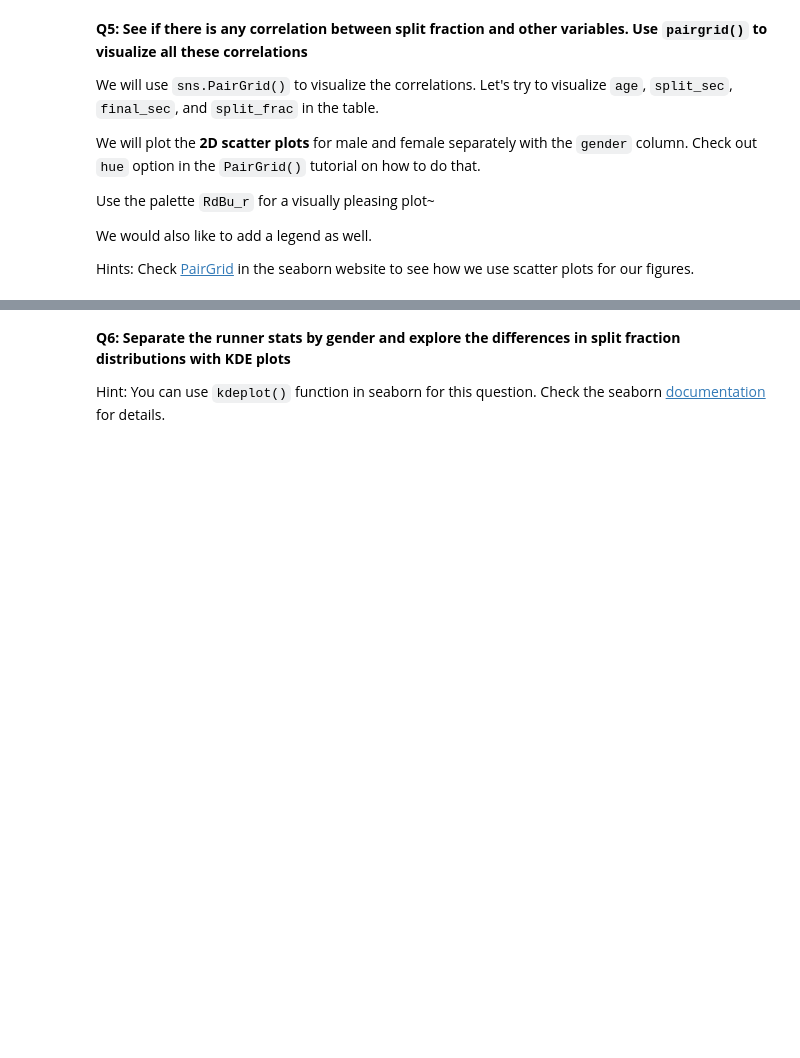
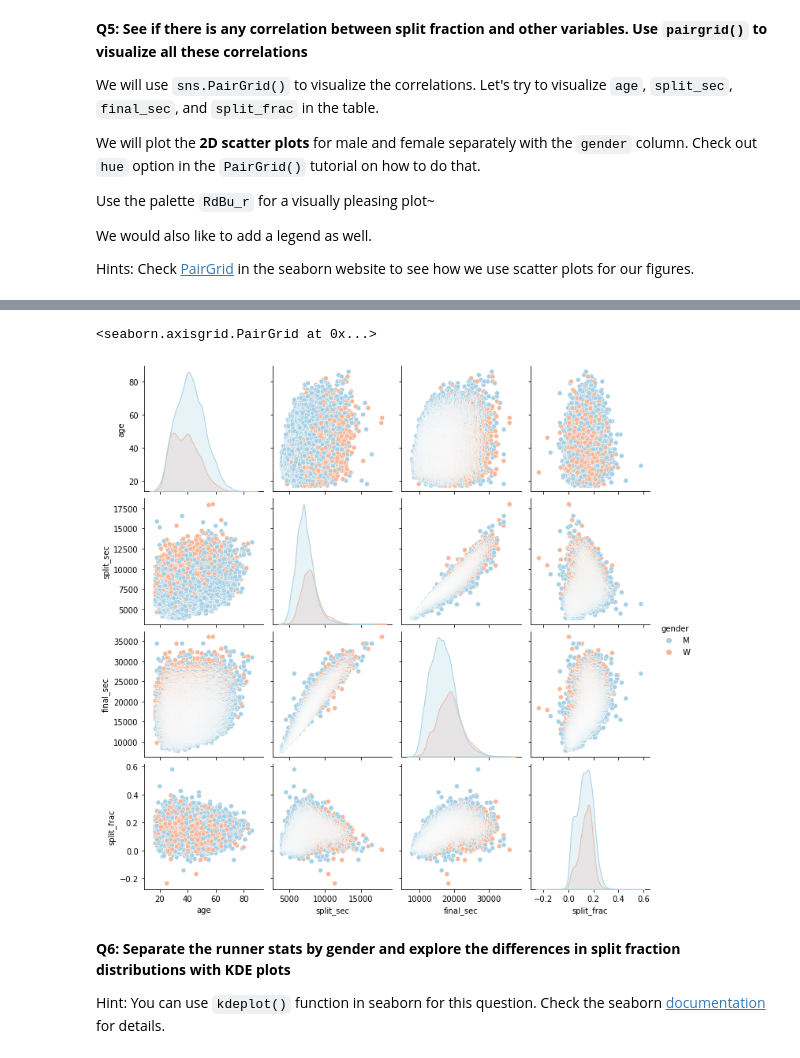
Before and after one commit to emiljor/2022_Intro_Python, a Jupyter notebook: Exercises/W4_S2.ipynb, the cells around one changed output, grey strips where cells are left out. Saved outputs shown, nothing was run; the diff lists cells and outputs as text; code cells hidden in the pictures; blank space fills up the shorter version.

```diff
--- a/Exercises/W4_S2.ipynb
+++ b/Exercises/W4_S2.ipynb
@@ -90,7 +90,7 @@ $SF = 1-2*\frac{split sec}{final sec}$
 # %% [markdown]
 Hint: This is similar to what you just did for **Q1**.
 # %%
-data[____________] = ______________________
+data['split_frac'] = 1-2*(data['split_sec']/data['final_sec'])
 
 # Print the first few rows to ensure we really appended the table with the new column.
 data.head()
@@ -124,3 +143,8 @@ g.____________;
+# %%
+sns.pairplot(data, vars=['age', 'split_sec', 'final_sec', 'split_frac'],hue='gender',hue_order=['W', 'M'],palette='RdBu_r', edgecolor=None)
+# %% [output]
+<seaborn.axisgrid.PairGrid at 0x...>
+[figure, added]
 # %% [markdown]
 **Q6: Separate the runner stats by gender and explore the differences in split fraction distributions with KDE plots**
 
```
Also changed, not shown: parts of 8 cells of this notebook.
